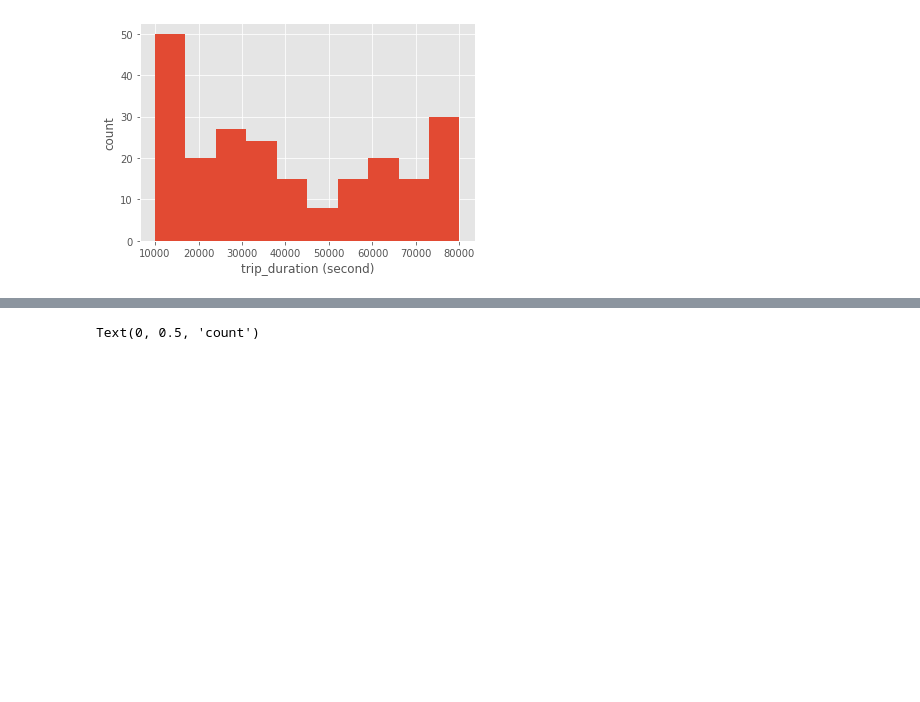
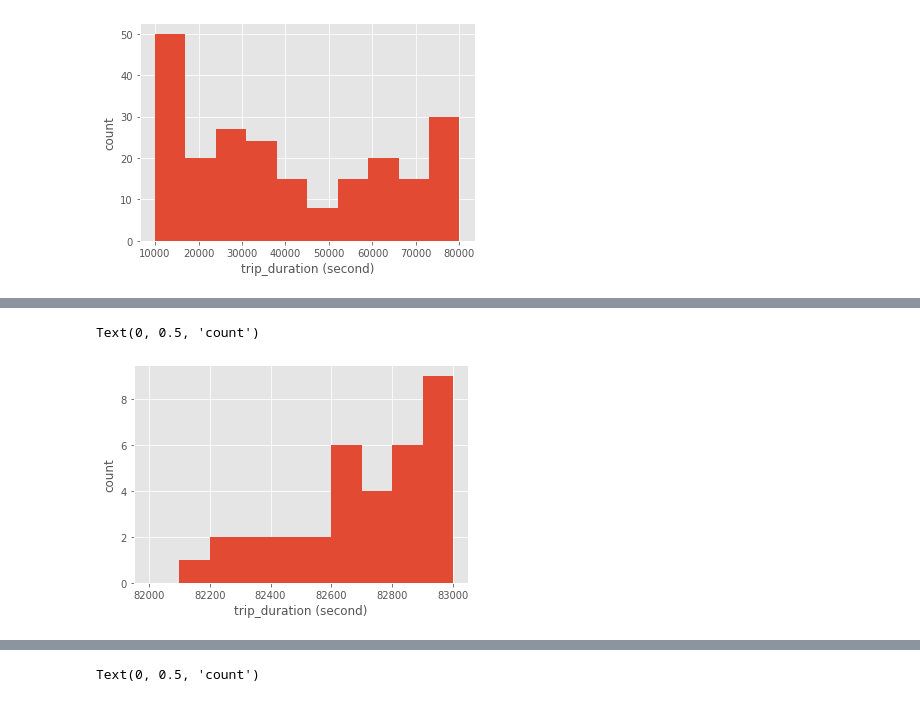
Before and after one commit to trunghq0205/Python4DS, a Jupyter notebook: final_project_report.ipynb, the cells around one changed output, grey strips where cells are left out. Saved outputs shown, nothing was run; the diff lists cells and outputs as text; code cells hidden in the pictures; blank space fills up the shorter version.

```diff
--- a/final_project_report.ipynb
+++ b/final_project_report.ipynb
@@ -320,0 +320,7 @@ Text(0, 0.5, 'count')
+# %%
+plt.hist(taxi_df['trip_duration'], range=(82000, 83000))
+plt.xlabel('trip_duration (second)')
+plt.ylabel('count')
+# %% [output]
+Text(0, 0.5, 'count')
+[figure, added]
```
Also changed, not shown: parts of 16 cells of this notebook.
